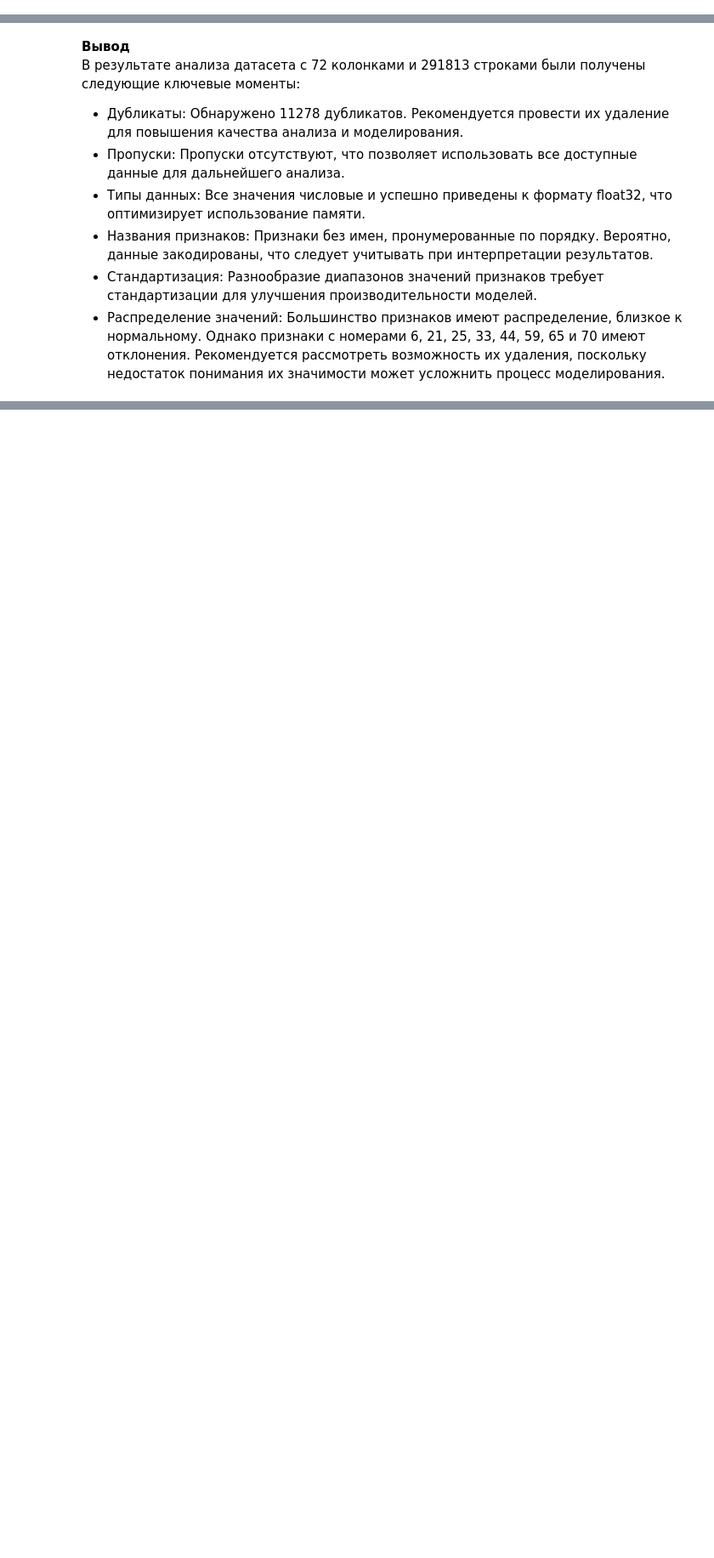
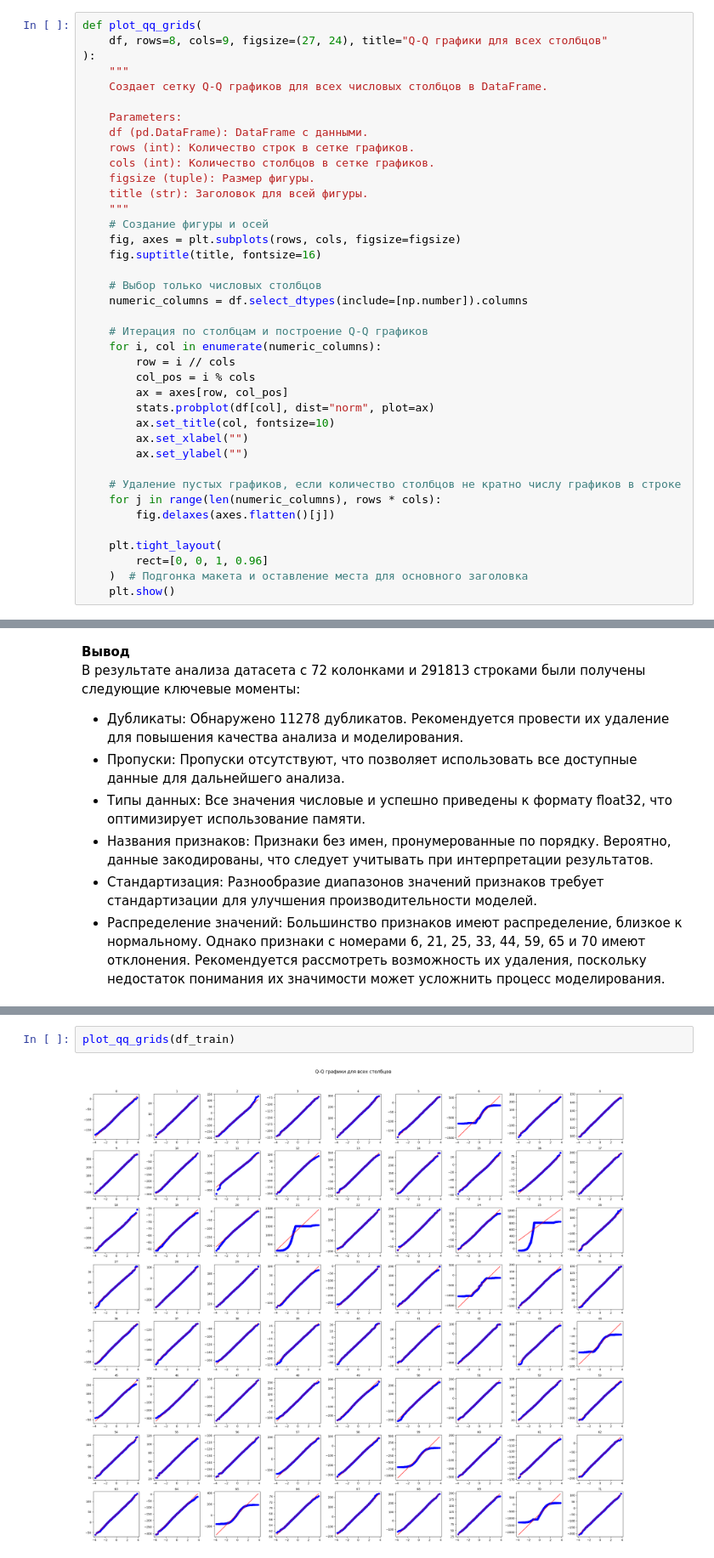
Before and after one commit to skorpion-anna/product_matching, a Jupyter notebook: product_matching.ipynb, the cells around one changed output, grey strips where cells are left out. Shown at 85% size. Drawn from its saved outputs; the diff is of its cells as text; blank space fills up the shorter version.

Commit message:
Изучение данных таблицы трейн, создание функции для q-q графика

```diff
--- a/product_matching.ipynb
+++ b/product_matching.ipynb
@@ -71,5 +90,44 @@ def optimize_memory_usage(df: pd.DataFrame, print_size: bool=True) -> pd.DataFra
 
     return df
+# %%
+def plot_qq_grids(
+    df, rows=8, cols=9, figsize=(27, 24), title="Q-Q графики для всех столбцов"
+):
+    """
+    Создает сетку Q-Q графиков для всех числовых столбцов в DataFrame.
+
+    Parameters:
+    df (pd.DataFrame): DataFrame с данными.
+    rows (int): Количество строк в сетке графиков.
+    cols (int): Количество столбцов в сетке графиков.
+    figsize (tuple): Размер фигуры.
+    title (str): Заголовок для всей фигуры.
+    """
+    # Создание фигуры и осей
+    fig, axes = plt.subplots(rows, cols, figsize=figsize)
+    fig.suptitle(title, fontsize=16)
+
+    # Выбор только числовых столбцов
+    numeric_columns = df.select_dtypes(include=[np.number]).columns
+
+    # Итерация по столбцам и построение Q-Q графиков
+    for i, col in enumerate(numeric_columns):
+        row = i // cols
+        col_pos = i % cols
+        ax = axes[row, col_pos]
+        stats.probplot(df[col], dist="norm", plot=ax)
+        ax.set_title(col, fontsize=10)
+        ax.set_xlabel("")
+        ax.set_ylabel("")
+
+    # Удаление пустых графиков, если количество столбцов не кратно числу графиков в строке
+    for j in range(len(numeric_columns), rows * cols):
+        fig.delaxes(axes.flatten()[j])
+
+    plt.tight_layout(
+        rect=[0, 0, 1, 0.96]
+    )  # Подгонка макета и оставление места для основного заголовка
+    plt.show()
 # %%
 # Пути к файлам
 pth1 = "./datasets/base.csv"
@@ -224,0 +315,4 @@ plt.show()
+# %%
+plot_qq_grids(df_train)
+# %% [output]
+[figure, added]
```
Also changed, not shown: parts of 7 cells of this notebook.
